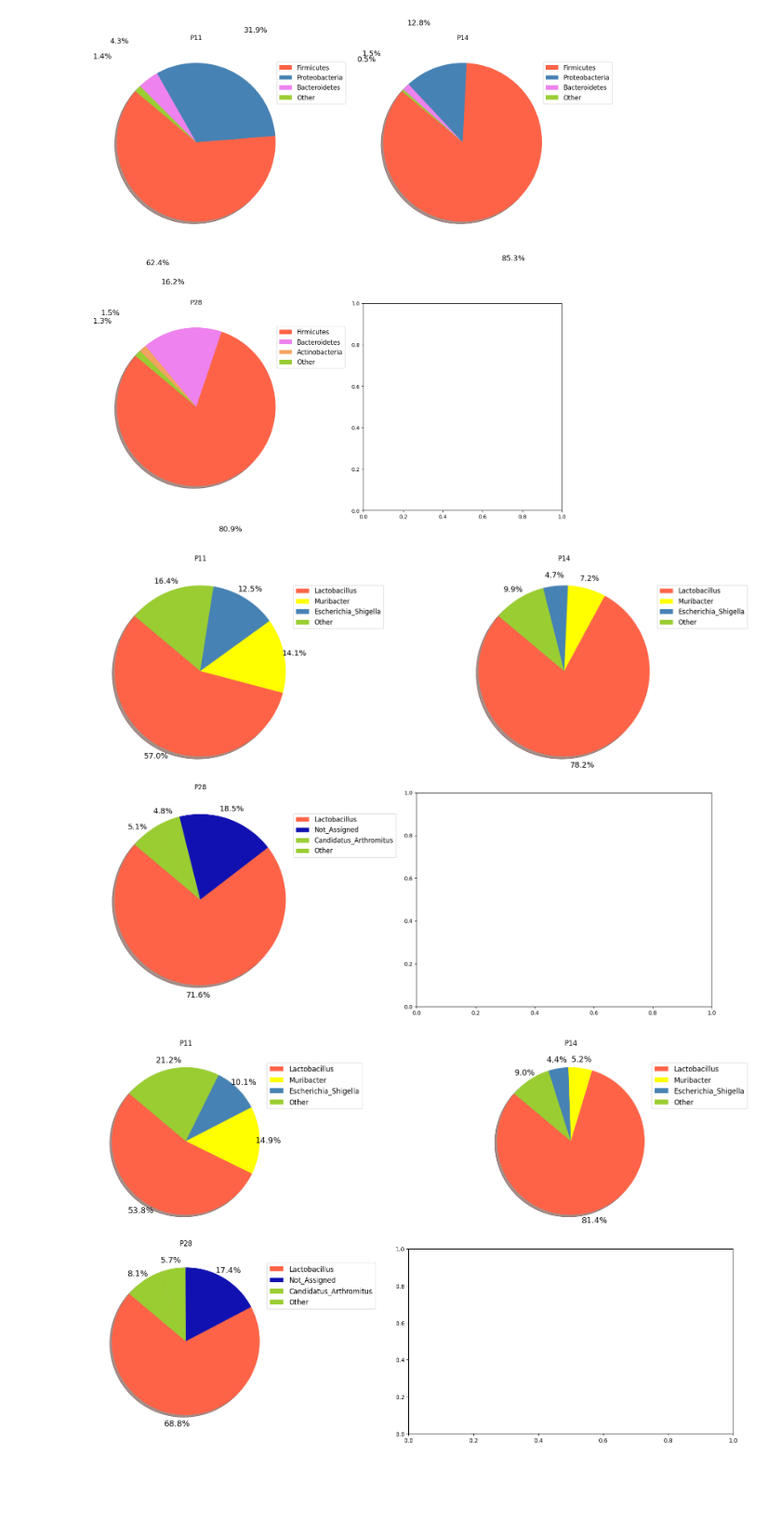
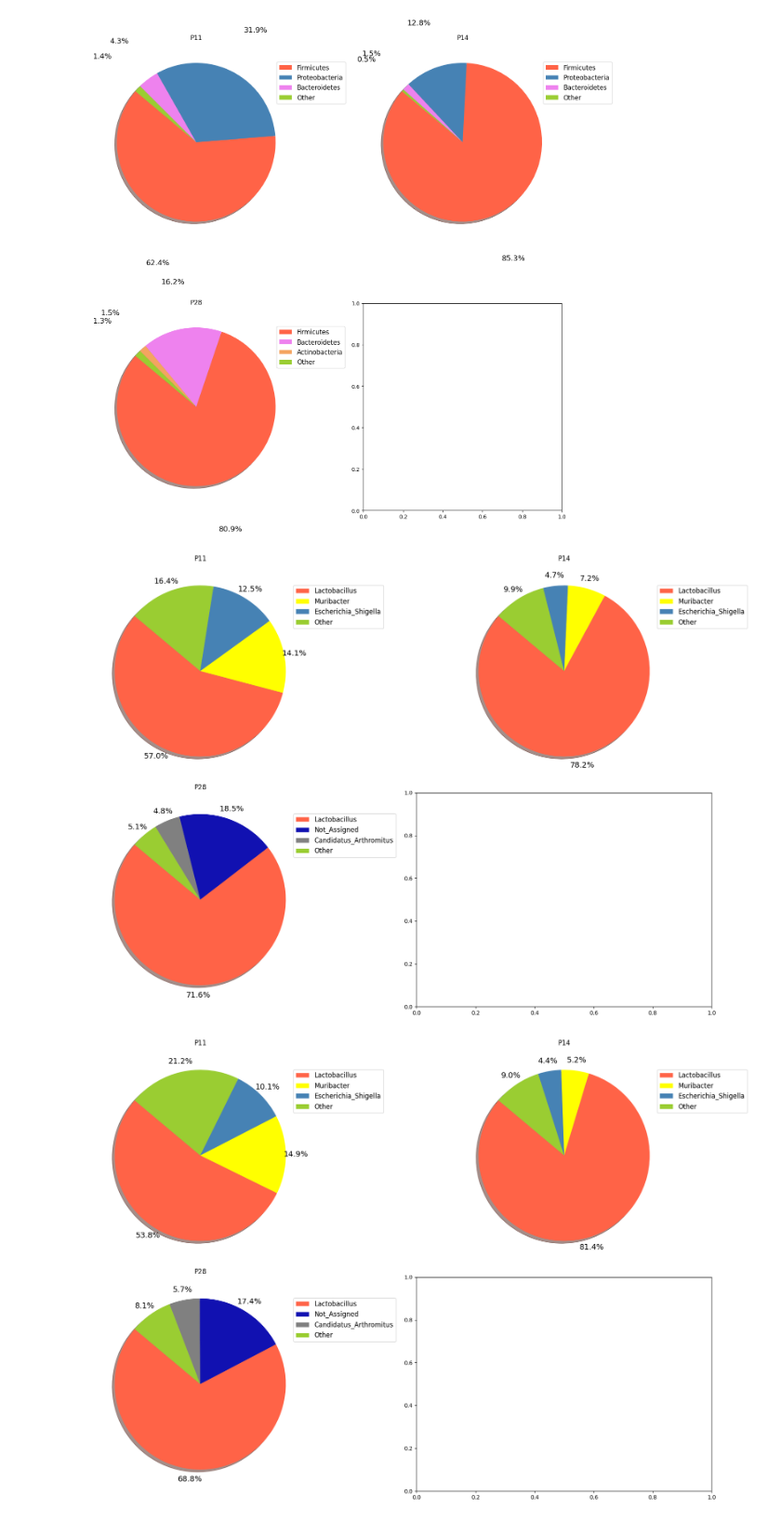
Before and after one commit to xuan13hao/data_analysis, a Jupyter notebook: 16S_rRNA_Analysis/Shahid/box_plot/pie_plot_P11-28_ti.ipynb, the cells around one changed output. Shown at 93% size. Saved outputs shown, nothing was run; the diff lists cells and outputs as text; code cells hidden in the pictures; blank space fills up the shorter version.

Commit message:
box charts

```diff
--- a/16S_rRNA_Analysis/Shahid/box_plot/pie_plot_P11-28_ti.ipynb
+++ b/16S_rRNA_Analysis/Shahid/box_plot/pie_plot_P11-28_ti.ipynb
@@ -192,6 +192,7 @@ color_mapping = {
     'Bacteroides': '#EE82EE',
     'Streptococcus': '#F4A460',
     'Muribacter': '#FFFF00',
+    "Candidatus_Arthromitus":"grey",
     'Lachnospiraceae_NK4A136_group': '#8A2BE2',
     'Other': '#9ACD32'
 }
@@ -225,7 +226,7 @@ for i, (dol, cols) in enumerate(dol_mapping.items()):
 plt.tight_layout()
 plt.show()
 # %% [output]
-[figure, old version]
+[figure, new version]
 # %%
 import pandas as pd
 import matplotlib.pyplot as plt
@@ -266,36 +267,37 @@ color_mapping = {
     'Streptococcus': '#F4A460',
     'Muribacter': '#FFFF00',
     'Lachnospiraceae_NK4A136_group': '#8A2BE2',
+    "Candidatus_Arthromitus":"grey",
     'Other': '#9ACD32'
 }
 # # Define color mapping
 # color_mapping = {
 #     'Firmicutes': '#FF6347',
 #     'Proteobacteria': '#4682B4',
 #     'Bacteroidetes': '#EE82EE',
 #     'Actinobacteria': '#F4A460',
 #     'Euglenozoa': '#8A2BE2',
 #     'Other': '#9ACD32'
 # }
 # Calculate and plot the pie charts with the top 3 features and 'Other'
 fig, axes = plt.subplots(2, 2, figsize=(18, 12))
 for i, (dol, cols) in enumerate(dol_mapping.items()):
     ax = axes[i//2, i%2]
     sums = data_df[cols].sum(axis=1).sort_values(ascending=False)
     top_three = sums.head(3)
     other = pd.Series(sums[3:].sum(), index=['Other'])
     final_sums = pd.concat([top_three, other])
 
     # Assign colors according to the taxa, with a default color for 'Other'
     colors = [color_mapping.get(tax, color_mapping['Other']) for tax in final_sums.index]
 
     # wedges, texts, autotexts = ax.pie(final_sums, labels=final_sums.index, autopct='%1.1f%%', startangle=140, colors=colors)
     wedges, texts, autotexts = ax.pie(final_sums, labels=None, autopct='%1.1f%%', startangle=140, colors=colors,pctdistance=1.12, labeldistance=2.2,shadow=True,textprops={'fontsize': 14, 'color': 'black'})
     ax.set_title(f'{dol}')
     # Add a legend outside the plot
     ax.legend(wedges, final_sums.index, title="", loc="center left", bbox_to_anchor=(0.92, 0.3, 0.5, 1),fontsize='large')
 
 plt.tight_layout()
 plt.show()
 # %% [output]
-[figure, old version]
+[figure, new version]
```
Also changed, not shown: 3 other files.
